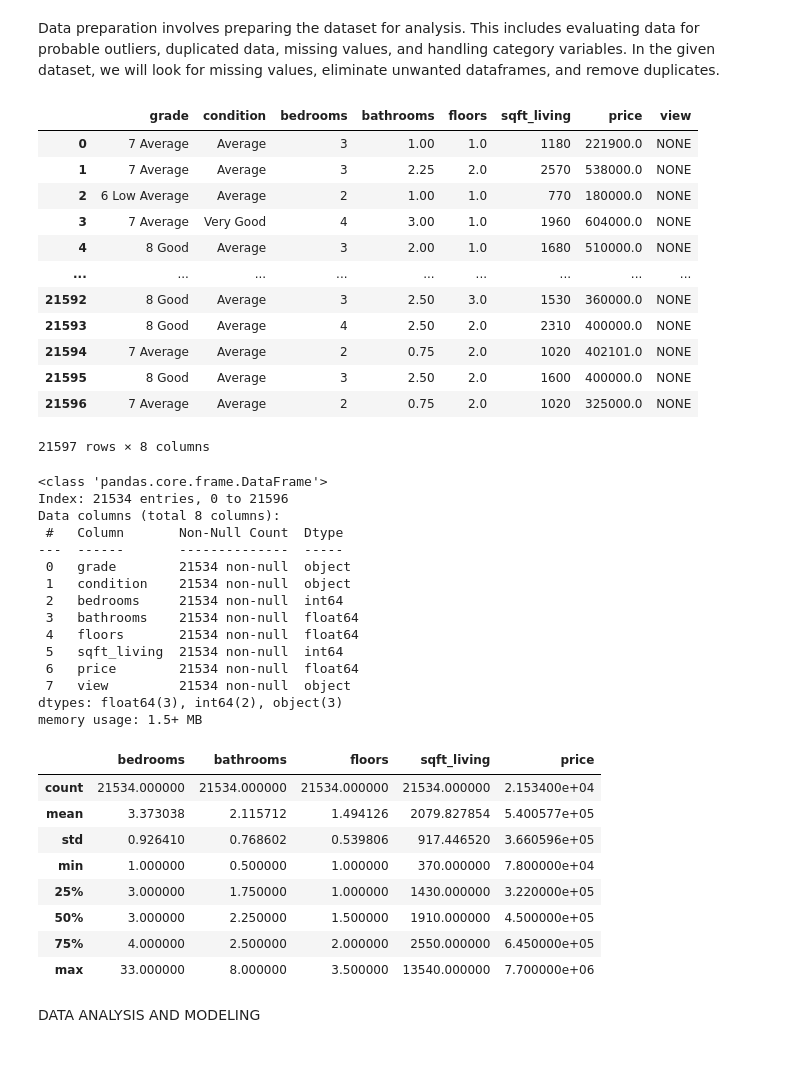
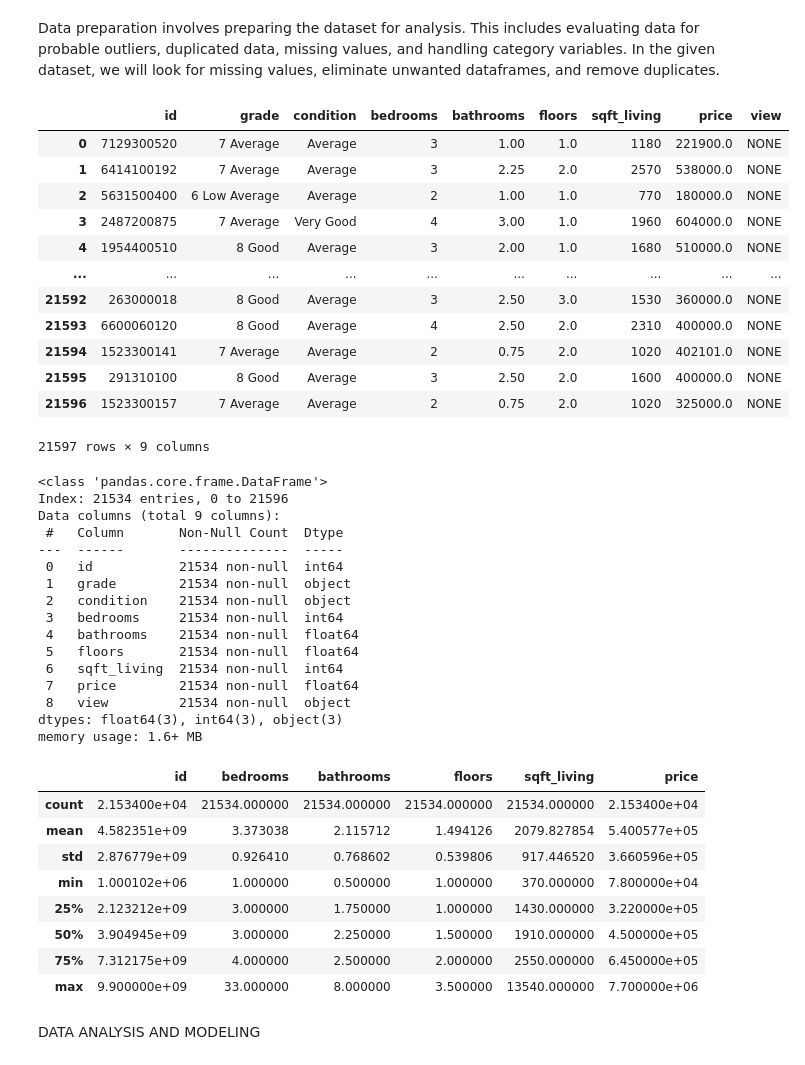
Before and after one commit to Brenda-Mutai/phase-2-project, a Jupyter notebook: student.ipynb, the cells around one changed output. Drawn from its saved outputs; the diff is of its cells as text; code cells hidden in the pictures.

```diff
--- a/student.ipynb
+++ b/student.ipynb
@@ -294,22 +298,22 @@ DATA CLEANING AND PREPARATION
 Data preparation involves preparing the dataset for analysis.
 This includes evaluating data for probable outliers, duplicated data, missing values, and handling category variables. In the given dataset, we will look for missing values, eliminate unwanted dataframes, and remove duplicates.
 # %%
-data_subset=data[['grade','condition','bedrooms', 'bathrooms','floors','sqft_living','price','view']].copy()
+data_subset=data[['id','grade','condition','bedrooms', 'bathrooms','floors','sqft_living','price','view']].copy()
 data_subset
 # %% [output]
-|  | grade | condition | bedrooms | bathrooms | floors | sqft_living | price | view |
-| 0 | 7 Average | Average | 3 | 1.00 | 1.0 | 1180 | 221900.0 | NONE |
-| 1 | 7 Average | Average | 3 | 2.25 | 2.0 | 2570 | 538000.0 | NONE |
-| 2 | 6 Low Average | Average | 2 | 1.00 | 1.0 | 770 | 180000.0 | NONE |
-| 3 | 7 Average | Very Good | 4 | 3.00 | 1.0 | 1960 | 604000.0 | NONE |
-| 4 | 8 Good | Average | 3 | 2.00 | 1.0 | 1680 | 510000.0 | NONE |
-| ... | ... | ... | ... | ... | ... | ... | ... | ... |
-| 21592 | 8 Good | Average | 3 | 2.50 | 3.0 | 1530 | 360000.0 | NONE |
-| 21593 | 8 Good | Average | 4 | 2.50 | 2.0 | 2310 | 400000.0 | NONE |
-| 21594 | 7 Average | Average | 2 | 0.75 | 2.0 | 1020 | 402101.0 | NONE |
-| 21595 | 8 Good | Average | 3 | 2.50 | 2.0 | 1600 | 400000.0 | NONE |
-| 21596 | 7 Average | Average | 2 | 0.75 | 2.0 | 1020 | 325000.0 | NONE |
+|  | id | grade | condition | bedrooms | bathrooms | floors | sqft_living | price | view |
+| 0 | 7129300520 | 7 Average | Average | 3 | 1.00 | 1.0 | 1180 | 221900.0 | NONE |
+| 1 | 6414100192 | 7 Average | Average | 3 | 2.25 | 2.0 | 2570 | 538000.0 | NONE |
+| 2 | 5631500400 | 6 Low Average | Average | 2 | 1.00 | 1.0 | 770 | 180000.0 | NONE |
+| 3 | 2487200875 | 7 Average | Very Good | 4 | 3.00 | 1.0 | 1960 | 604000.0 | NONE |
+| 4 | 1954400510 | 8 Good | Average | 3 | 2.00 | 1.0 | 1680 | 510000.0 | NONE |
+| ... | ... | ... | ... | ... | ... | ... | ... | ... | ... |
+| 21592 | 263000018 | 8 Good | Average | 3 | 2.50 | 3.0 | 1530 | 360000.0 | NONE |
+| 21593 | 6600060120 | 8 Good | Average | 4 | 2.50 | 2.0 | 2310 | 400000.0 | NONE |
+| 21594 | 1523300141 | 7 Average | Average | 2 | 0.75 | 2.0 | 1020 | 402101.0 | NONE |
+| 21595 | 291310100 | 8 Good | Average | 3 | 2.50 | 2.0 | 1600 | 400000.0 | NONE |
+| 21596 | 1523300157 | 7 Average | Average | 2 | 0.75 | 2.0 | 1020 | 325000.0 | NONE |
-21597 rows × 8 columns
+21597 rows × 9 columns
 # %%
 #drop all the null values
 data_subset.dropna(inplace=True)
@@ -318,31 +322,32 @@ data_subset.info()
 # %% [output]
 <class 'pandas.core.frame.DataFrame'>
 Index: 21534 entries, 0 to 21596
-Data columns (total 8 columns):
+Data columns (total 9 columns):
  #   Column       Non-Null Count  Dtype
 ---  ------       --------------  -----
- 0   grade        21534 non-null  object
- 1   condition    21534 non-null  object
- 2   bedrooms     21534 non-null  int64
- 3   bathrooms    21534 non-null  float64
- 4   floors       21534 non-null  float64
- 5   sqft_living  21534 non-null  int64
- 6   price        21534 non-null  float64
- 7   view         21534 non-null  object
-dtypes: float64(3), int64(2), object(3)
-memory usage: 1.5+ MB
+ 0   id           21534 non-null  int64
+ 1   grade        21534 non-null  object
+ 2   condition    21534 non-null  object
+ 3   bedrooms     21534 non-null  int64
+ 4   bathrooms    21534 non-null  float64
+ 5   floors       21534 non-null  float64
+ 6   sqft_living  21534 non-null  int64
+ 7   price        21534 non-null  float64
+ 8   view         21534 non-null  object
+dtypes: float64(3), int64(3), object(3)
+memory usage: 1.6+ MB
 # %%
 data_subset.describe()
 # %% [output]
-|  | bedrooms | bathrooms | floors | sqft_living | price |
-| count | 21534.000000 | 21534.000000 | 21534.000000 | 21534.000000 | 2.153400e+04 |
-| mean | 3.373038 | 2.115712 | 1.494126 | 2079.827854 | 5.400577e+05 |
-| std | 0.926410 | 0.768602 | 0.539806 | 917.446520 | 3.660596e+05 |
-| min | 1.000000 | 0.500000 | 1.000000 | 370.000000 | 7.800000e+04 |
-| 25% | 3.000000 | 1.750000 | 1.000000 | 1430.000000 | 3.220000e+05 |
-| 50% | 3.000000 | 2.250000 | 1.500000 | 1910.000000 | 4.500000e+05 |
-| 75% | 4.000000 | 2.500000 | 2.000000 | 2550.000000 | 6.450000e+05 |
-| max | 33.000000 | 8.000000 | 3.500000 | 13540.000000 | 7.700000e+06 |
+|  | id | bedrooms | bathrooms | floors | sqft_living | price |
+| count | 2.153400e+04 | 21534.000000 | 21534.000000 | 21534.000000 | 21534.000000 | 2.153400e+04 |
+| mean | 4.582351e+09 | 3.373038 | 2.115712 | 1.494126 | 2079.827854 | 5.400577e+05 |
+| std | 2.876779e+09 | 0.926410 | 0.768602 | 0.539806 | 917.446520 | 3.660596e+05 |
+| min | 1.000102e+06 | 1.000000 | 0.500000 | 1.000000 | 370.000000 | 7.800000e+04 |
+| 25% | 2.123212e+09 | 3.000000 | 1.750000 | 1.000000 | 1430.000000 | 3.220000e+05 |
+| 50% | 3.904945e+09 | 3.000000 | 2.250000 | 1.500000 | 1910.000000 | 4.500000e+05 |
+| 75% | 7.312175e+09 | 4.000000 | 2.500000 | 2.000000 | 2550.000000 | 6.450000e+05 |
+| max | 9.900000e+09 | 33.000000 | 8.000000 | 3.500000 | 13540.000000 | 7.700000e+06 |
 # %% [markdown]
 DATA ANALYSIS AND MODELING
 # %% [markdown]
```
Also changed, not shown: parts of 17 cells of this notebook.
